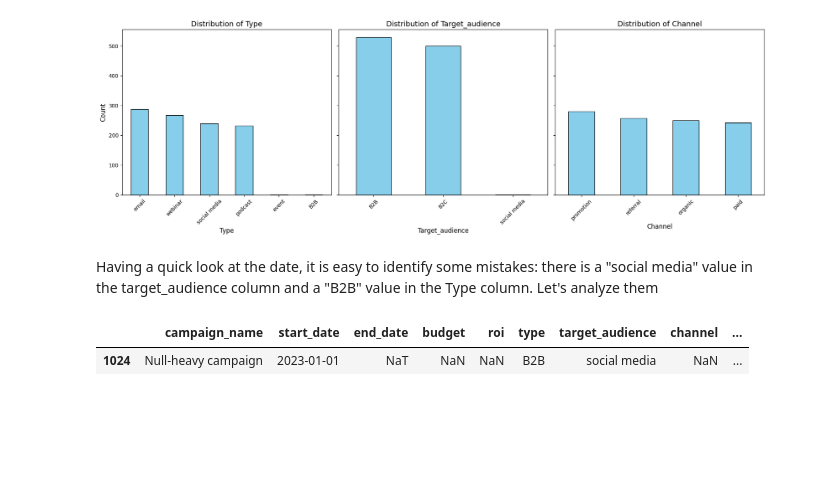
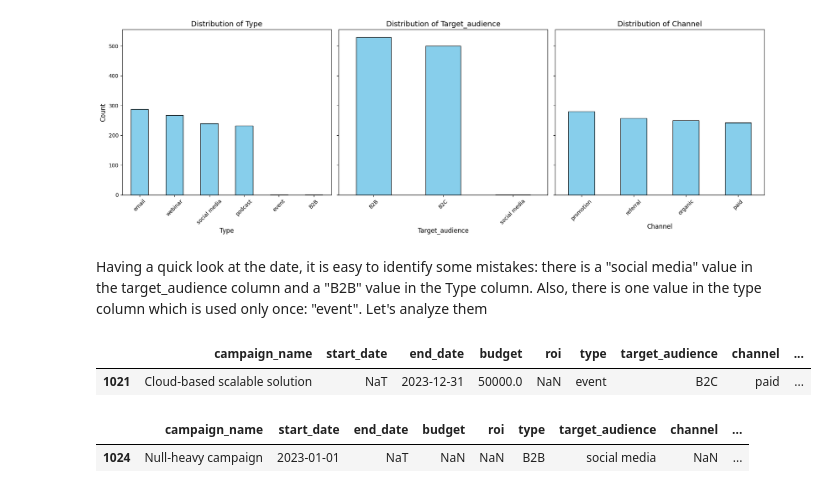
Before and after one commit to Ignacio538/Marketing-Campaings, a Jupyter notebook: Analysis.ipynb, the cells around one changed output. Cells and saved outputs as stored; diff of their text form; code cells hidden in the pictures; blank space fills up the shorter version.

```diff
--- a/Analysis.ipynb
+++ b/Analysis.ipynb
@@ -204,7 +204,14 @@ plt.show()
 # %% [output]
 [figure]
 # %% [markdown]
-Having a quick look at the date, it is easy to identify some mistakes: there is a "social media" value in the target_audience column and a "B2B" value in the Type column.
+Having a quick look at the date, it is easy to identify some mistakes: there is a "social media" value in the target_audience column and a "B2B" value in the Type column. Also, there is one value in the type column which is used only once: "event".
 Let's analyze them
+# %%
+# Let's see the rows with the unique value in column 'type'
+df_filtered1 = df[df['type'] == 'event']
+df_filtered1
+# %% [output]
+|  | campaign_name | start_date | end_date | budget | roi | type | target_audience | channel | ... |
+| 1021 | Cloud-based scalable solution | NaT | 2023-12-31 | 50000.0 | NaN | event | B2C | paid | ... |
 # %%
 # Let's see the rows with the wrong values in the column 'type'
```
Also changed, not shown: parts of 9 cells of this notebook.
